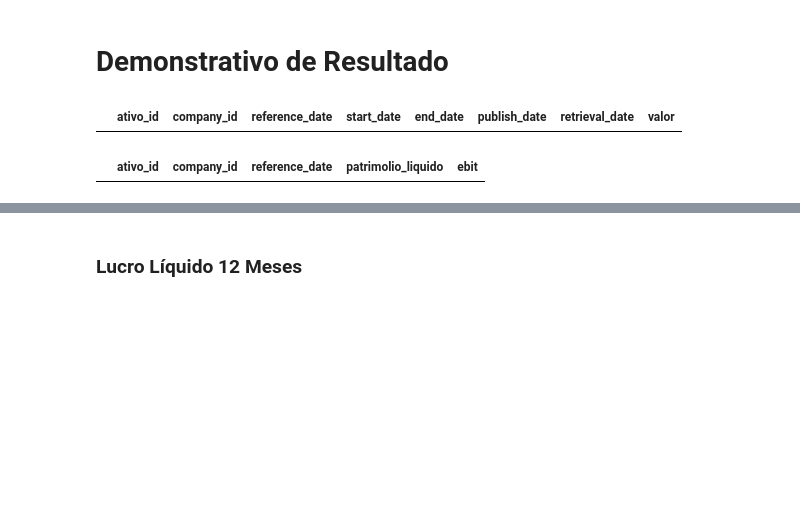
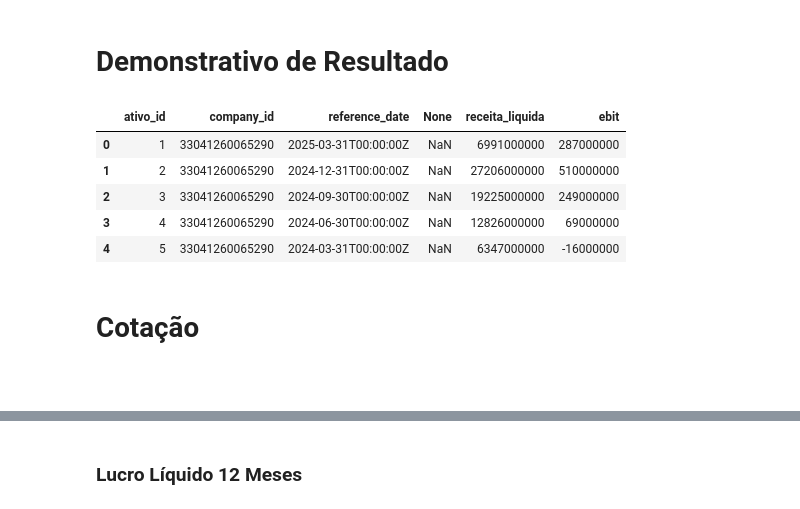
Before and after one commit to faelk8/renda_investe-banco_de_dados, a Jupyter notebook: 02.02-calculos.ipynb, the cells around one changed output, grey strips where cells are left out. Drawn from its saved outputs; the diff is of its cells as text; code cells hidden in the pictures; blank space fills up the shorter version.

```diff
--- a/02.02-calculos.ipynb
+++ b/02.02-calculos.ipynb
@@ -190,9 +206,18 @@ resultado_antes = pd.read_csv('/home/rafael/00-Projetos/Renda_Investe/renda_inve
-# %%
-demonstrativo_resultado
-# %% [output]
-|  | ativo_id | company_id | reference_date | start_date | end_date | publish_date | retrieval_date | valor |
-# %%
-demonstrativo_resultado = juntar_dataframe(demonstrativo_resultado,resultado_antes,'ebit','patrimolio_liquido')
-demonstrativo_resultado
-# %% [output]
-|  | ativo_id | company_id | reference_date | patrimolio_liquido | ebit |
+# %%
+demonstrativo_resultado = pd.read_csv('/home/rafael/00-Projetos/Renda_Investe/renda_investe-banco_de_dados/data/bd/demonstrativo_resultado/demonstrativo_resultado.csv')
+receita_liquida = pd.read_csv("/home/rafael/00-Projetos/Renda_Investe/renda_investe-banco_de_dados/data/bd/demonstrativo_resultado/receita.csv")
+resultado_antes = pd.read_csv('/home/rafael/00-Projetos/Renda_Investe/renda_investe-banco_de_dados/data/bd/demonstrativo_resultado/resultado_antes.csv')
+# %%
+demonstrativo_resultado = juntar_dataframe(demonstrativo_resultado,receita_liquida,'receita_liquida')
+demonstrativo_resultado = juntar_dataframe(demonstrativo_resultado,resultado_antes,'ebit')
+# %%
+demonstrativo_resultado.head()
+# %% [output]
+|  | ativo_id | company_id | reference_date | None | receita_liquida | ebit |
+| 0 | 1 | 33041260065290 | 2025-03-31T00:00:00Z | NaN | 6991000000 | 287000000 |
+| 1 | 2 | 33041260065290 | 2024-12-31T00:00:00Z | NaN | 27206000000 | 510000000 |
+| 2 | 3 | 33041260065290 | 2024-09-30T00:00:00Z | NaN | 19225000000 | 249000000 |
+| 3 | 4 | 33041260065290 | 2024-06-30T00:00:00Z | NaN | 12826000000 | 69000000 |
+| 4 | 5 | 33041260065290 | 2024-03-31T00:00:00Z | NaN | 6347000000 | -16000000 |
+# %% [markdown]
+# Cotação
@@ -198,0 +234,2 @@ demonstrativo_resultado
+# %% [markdown]
+#
```
Also changed, not shown: parts of 28 cells of this notebook.
